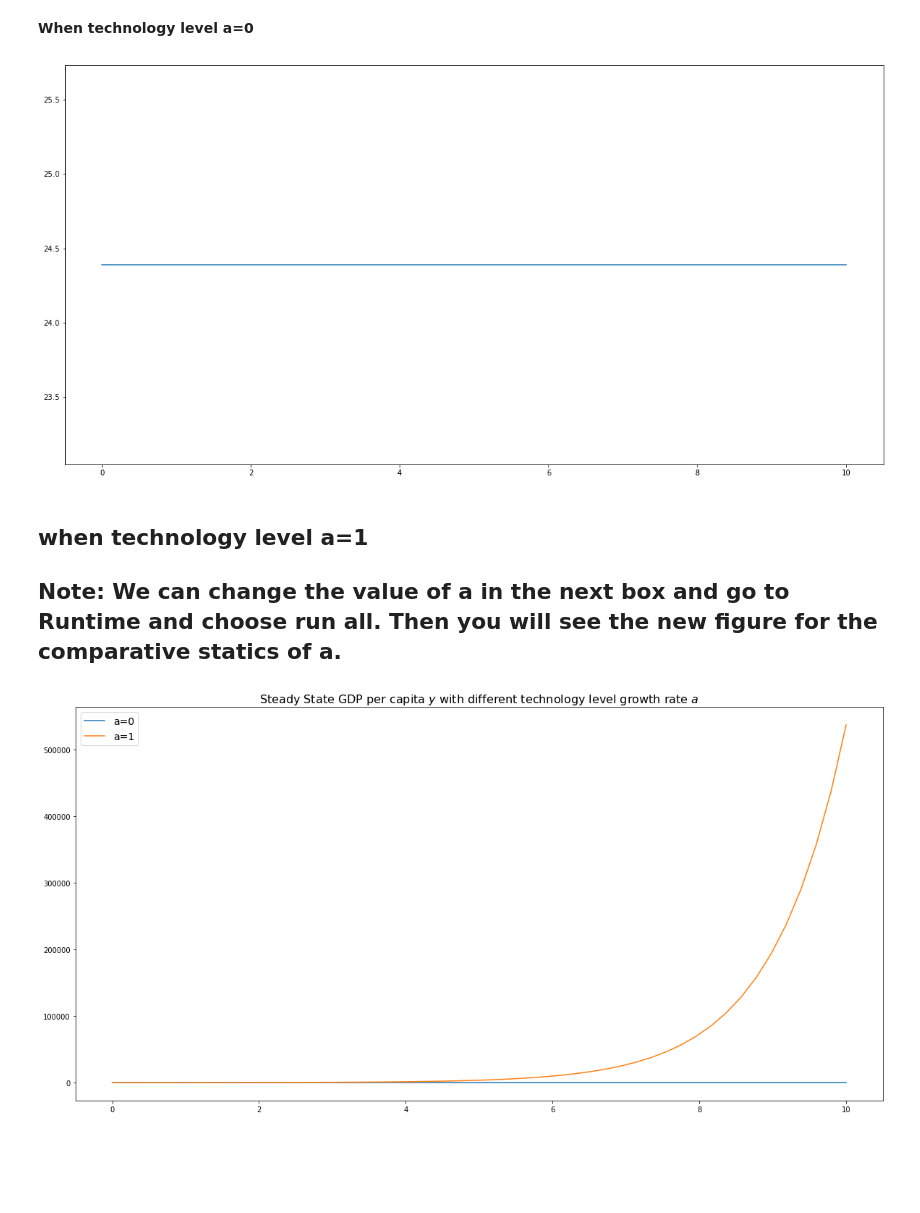
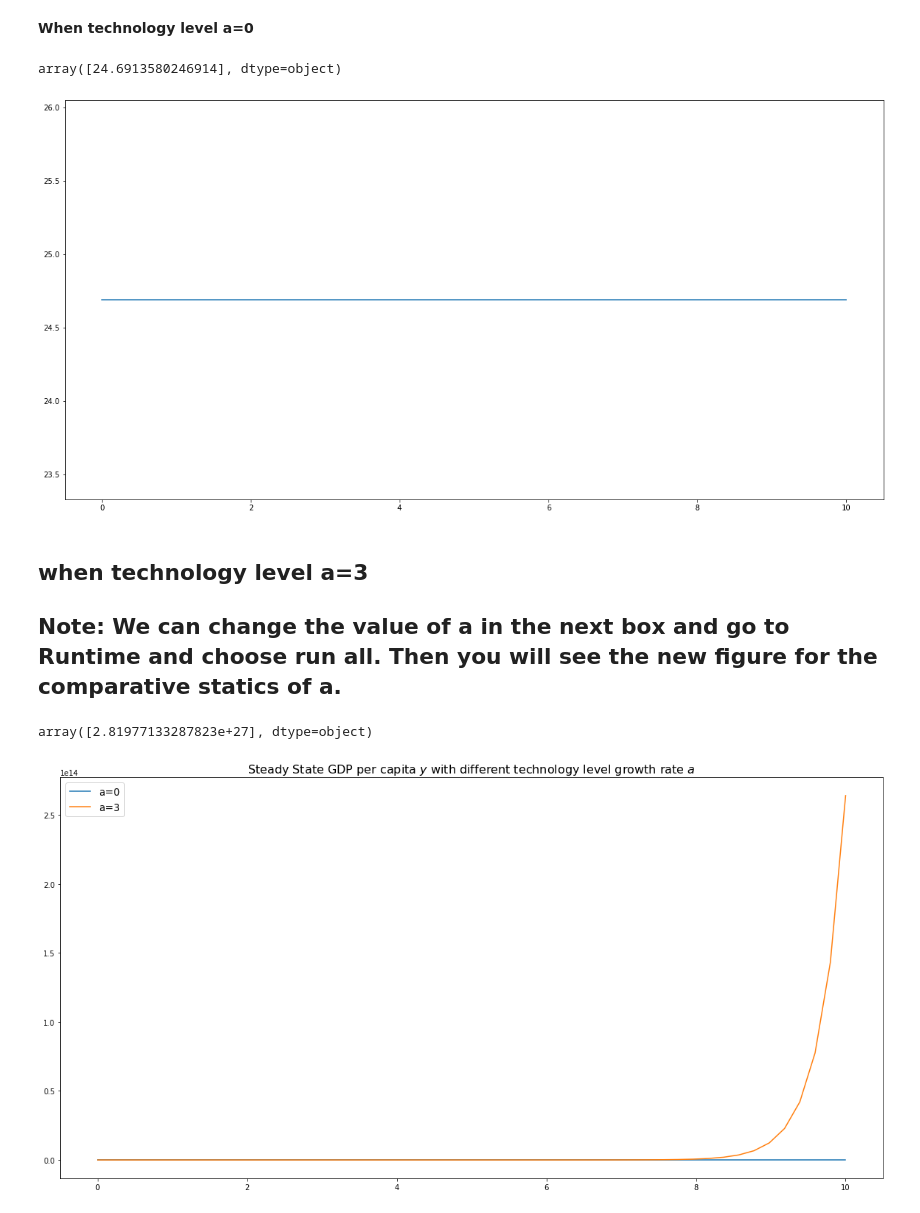
Before and after one commit to snowy530/DKU_Econ204, a Jupyter notebook: “Kaixin_Guo_Econ_204_EconomicGrowth_Tuesday_ipynb”.ipynb, the cells around one changed output. Saved outputs shown, nothing was run; the diff lists cells and outputs as text; code cells hidden in the pictures; blank space fills up the shorter version.

```diff
--- a/“Kaixin_Guo_Econ_204_EconomicGrowth_Tuesday_ipynb”.ipynb
+++ b/“Kaixin_Guo_Econ_204_EconomicGrowth_Tuesday_ipynb”.ipynb
@@ -18,10 +18,10 @@ The Initial capital level: $K(0)$
 ## You can change the exogenous variable in the next box and go to Runtime-choose run all. Then you will see how the steady state will change Please make sure you change only one variable each time to see the comparative statics of that variable change.
 # %%
 s = 0.5
-delta = 0.1
+delta = 0.05
 n=2
 A=10
-L0=1000
+L0=100
 K0=100
 # %%
 k0=K0/L0
@@ -185,6 +185,9 @@ a=0
 # %%
 t = np.linspace(0, 10)
 y1 =y(t)
+y(20)
+# %% [output]
+array([24.6913580246914], dtype=object)
 # %%
 ### plot the function
 import matplotlib.pyplot as plt
@@ -193,9 +196,9 @@ fig= plt.figure(figsize=(20,10))
 plt.plot(t, y1)
 plt.show()
 # %% [output]
-[figure, old version]
+[figure, new version]
 # %% [markdown]
-## when technology level a=1
+## when technology level a=3
 
 ## Note: We can change the value of a in the next box and go to Runtime and choose run all. Then you will see the new figure for the comparative statics of a.
 # %%
@@ -204,14 +207,17 @@ a=1
 # %%
 t = np.linspace(0, 10)
 y2 =y(t)
+y(20)
+# %% [output]
+array([2.81977133287823e+27], dtype=object)
 # %%
 ### plot the function
 import matplotlib.pyplot as plt
 fig= plt.figure(figsize=(20,10))
 plt.plot(t,y1,label='a=0')
-plt.plot(t,y2,label="a=1")
+plt.plot(t,y2,label="a=3")
 plt.legend (fontsize=14)
 plt.title("Steady State GDP per capita $y$ with different technology level growth rate $a$",fontsize=16)
 plt.show()
 # %% [output]
-[figure, old version]
+[figure, new version]
```
Also changed, not shown: parts of 10 cells of this notebook.
